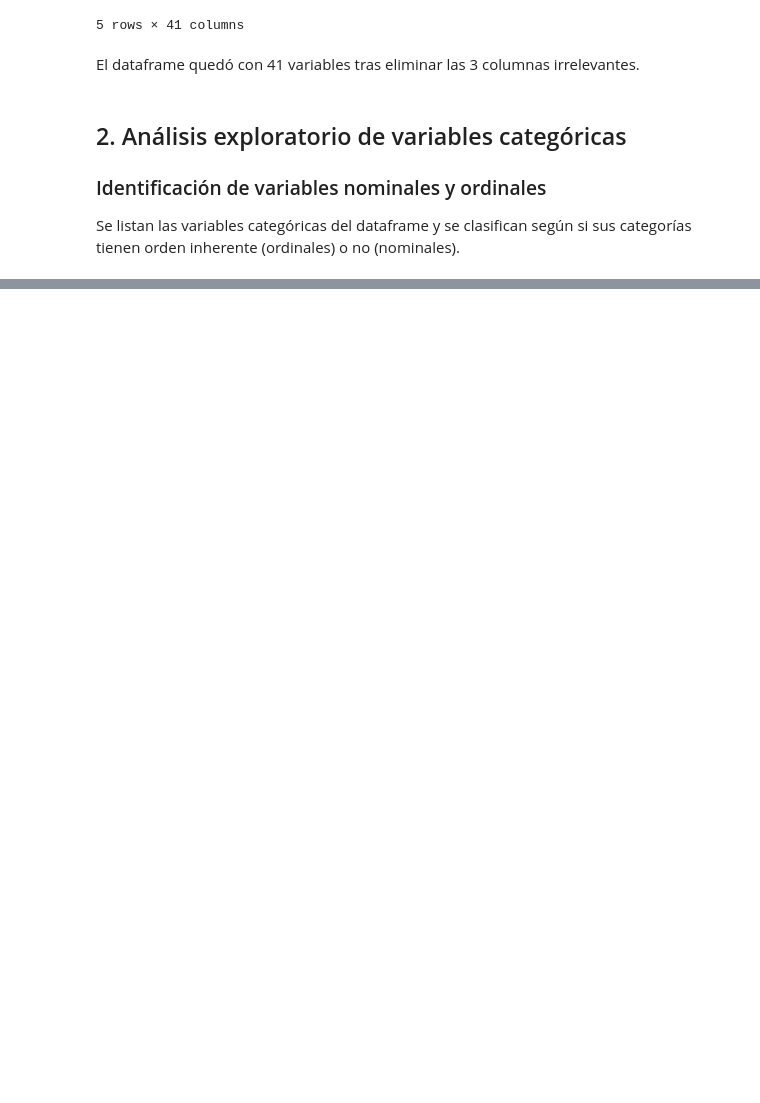
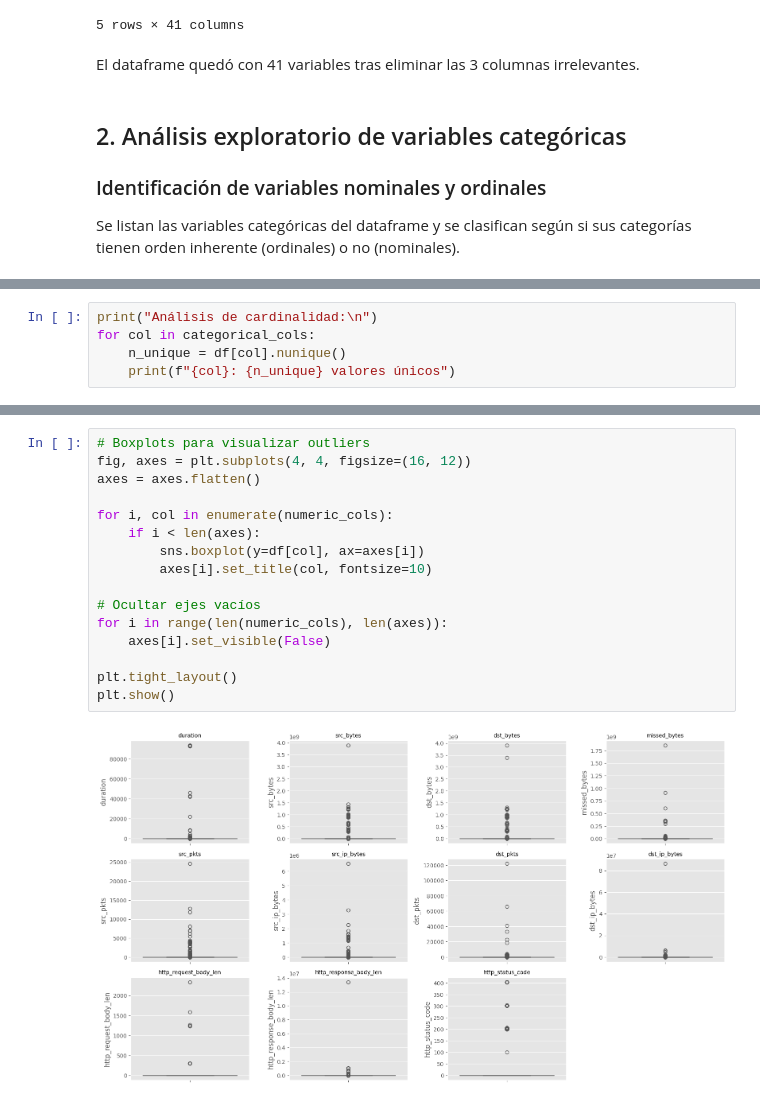
Before and after one commit to SantiagoVieira/Proyecto_analisis, a Jupyter notebook: Notebooks/Entrega_2.ipynb, the cells around one changed output, grey strips where cells are left out. Saved outputs shown, nothing was run; the diff lists cells and outputs as text; blank space fills up the shorter version.

```diff
--- a/Notebooks/Entrega_2.ipynb
+++ b/Notebooks/Entrega_2.ipynb
@@ -263,0 +316,5 @@ si sus categorías tienen orden inherente (ordinales) o no (nominales).
+# %%
+print("Análisis de cardinalidad:\n")
+for col in categorical_cols:
+    n_unique = df[col].nunique()
+    print(f"{col}: {n_unique} valores únicos")
@@ -263,0 +464,18 @@ si sus categorías tienen orden inherente (ordinales) o no (nominales).
+# %%
+# Boxplots para visualizar outliers
+fig, axes = plt.subplots(4, 4, figsize=(16, 12))
+axes = axes.flatten()
+
+for i, col in enumerate(numeric_cols):
+    if i < len(axes):
+        sns.boxplot(y=df[col], ax=axes[i])
+        axes[i].set_title(col, fontsize=10)
+
+# Ocultar ejes vacíos
+for i in range(len(numeric_cols), len(axes)):
+    axes[i].set_visible(False)
+
+plt.tight_layout()
+plt.show()
+# %% [output]
+[figure, added]
```
Also changed, not shown: parts of 27 cells of this notebook, 1 other file.
